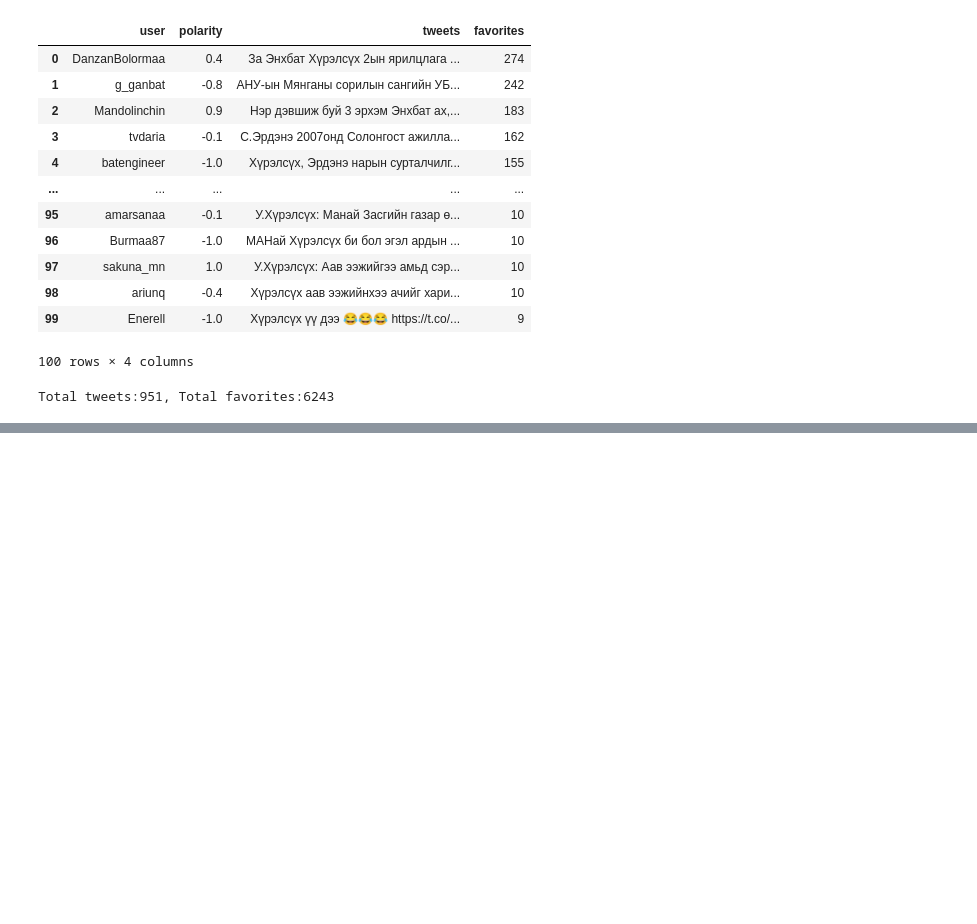
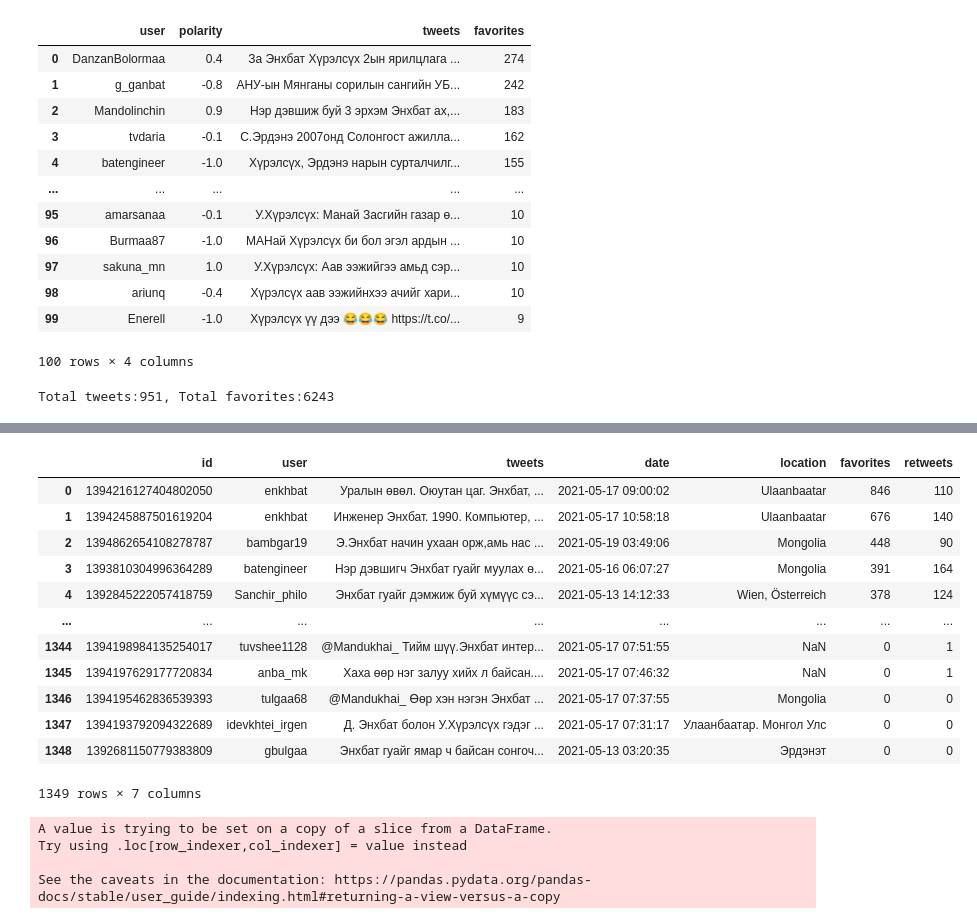
Before and after one commit to byambaa1982/mongol_tweets, a Jupyter notebook: tweets.ipynb, the cells around one changed output, grey strips where cells are left out. Drawn from its saved outputs; the diff is of its cells as text; code cells hidden in the pictures; blank space fills up the shorter version.

```diff
--- a/tweets.ipynb
+++ b/tweets.ipynb
@@ -187,0 +204,18 @@ Total tweets:951, Total favorites:6243
+# %%
+df_e=pd.read_csv('enkhbat_v2.csv')
+# %%
+df_e
+# %% [output]
+|  | id | user | tweets | date | location | favorites | retweets |
+| 0 | 1394216127404802050 | enkhbat | Уралын өвөл. Оюутан цаг. Энхбат, ... | 2021-05-17 09:00:02 | Ulaanbaatar | 846 | 110 |
+| 1 | 1394245887501619204 | enkhbat | Инженер Энхбат. 1990. Компьютер, ... | 2021-05-17 10:58:18 | Ulaanbaatar | 676 | 140 |
+| 2 | 1394862654108278787 | bambgar19 | Э.Энхбат начин ухаан орж,амь нас ... | 2021-05-19 03:49:06 | Mongolia | 448 | 90 |
+| 3 | 1393810304996364289 | batengineer | Нэр дэвшигч Энхбат гуайг муулах ө... | 2021-05-16 06:07:27 | Mongolia | 391 | 164 |
+| 4 | 1392845222057418759 | Sanchir_philo | Энхбат гуайг дэмжиж буй хүмүүс сэ... | 2021-05-13 14:12:33 | Wien, Österreich | 378 | 124 |
+| ... | ... | ... | ... | ... | ... | ... | ... |
+| 1344 | 1394198984135254017 | tuvshee1128 | @Mandukhai_ Тийм шүү.Энхбат интер... | 2021-05-17 07:51:55 | NaN | 0 | 1 |
+| 1345 | 1394197629177720834 | anba_mk | Хаха өөр нэг залуу хийх л байсан.... | 2021-05-17 07:46:32 | NaN | 0 | 1 |
+| 1346 | 1394195462836539393 | tulgaa68 | @Mandukhai_ Өөр хэн нэгэн Энхбат ... | 2021-05-17 07:37:55 | Mongolia | 0 | 0 |
+| 1347 | 1394193792094322689 | idevkhtei_irgen | Д. Энхбат болон У.Хүрэлсүх гэдэг ... | 2021-05-17 07:31:17 | Улаанбаатар. Монгол Улс | 0 | 0 |
+| 1348 | 1392681150779383809 | gbulgaa | Энхбат гуайг ямар ч байсан сонгоч... | 2021-05-13 03:20:35 | Эрдэнэт | 0 | 0 |
+1349 rows × 7 columns
@@ -187,0 +224,8 @@ Total tweets:951, Total favorites:6243
+# %%
+# df_e['english']=df_e.tweets.map(lambda x:translate_it(x))
+df_e['polarity']=df_e.english.map(lambda x:do_sentiment(x))
+# %% [output]
+A value is trying to be set on a copy of a slice from a DataFrame.
+Try using .loc[row_indexer,col_indexer] = value instead
+
+See the caveats in the documentation: https://pandas.pydata.org/pandas-docs/stable/user_guide/indexing.html#returning-a-view-versus-a-copy
```
Also changed, not shown: parts of 21 cells of this notebook.
